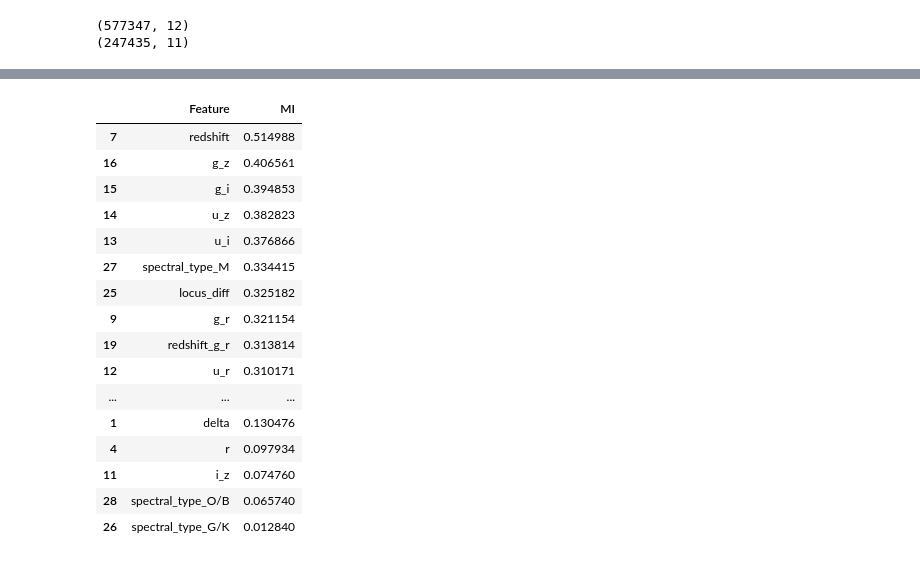
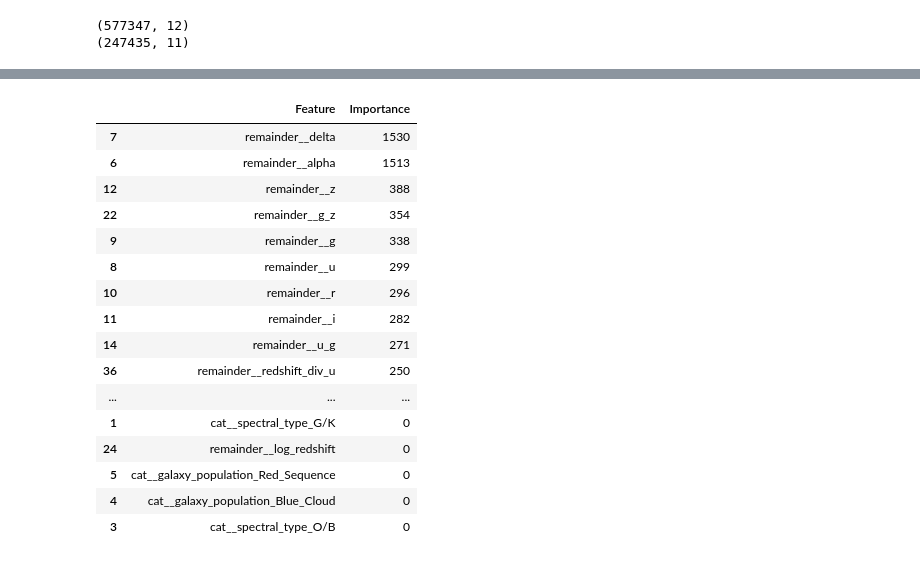
Before and after one commit to AdityaMMantri/Kaggle-Stellar-Class, a Jupyter notebook: Experiments/Fset3/feature_set3.ipynb, the cells around one changed output, grey strips where cells are left out. Saved outputs shown, nothing was run; the diff lists cells and outputs as text; code cells hidden in the pictures.

```diff
--- a/Experiments/Fset3/feature_set3.ipynb
+++ b/Experiments/Fset3/feature_set3.ipynb
@@ -126,3 +188,31 @@ X_test_ohe = ohe.transform(X_fs3_test)
+# %%
+lgbm_imp_model=LGBMClassifier(random_state=42,verbose=-1)
+lgbm_imp_model.fit(X_ohe,y)
+
+imp_df = pd.DataFrame({
+    "Feature": ohe.get_feature_names_out(),
+    "Importance": lgbm_imp_model.feature_importances_
+})
+
+imp_df.sort_values("Importance",ascending=False).head(50)
+# %% [output]
+|  | Feature | Importance |
+| 7 | remainder__delta | 1530 |
+| 6 | remainder__alpha | 1513 |
+| 12 | remainder__z | 388 |
+| 22 | remainder__g_z | 354 |
+| 9 | remainder__g | 338 |
+| 8 | remainder__u | 299 |
+| 10 | remainder__r | 296 |
+| 11 | remainder__i | 282 |
+| 14 | remainder__u_g | 271 |
+| 36 | remainder__redshift_div_u | 250 |
+| ... | ... | ... |
+| 1 | cat__spectral_type_G/K | 0 |
+| 24 | remainder__log_redshift | 0 |
+| 5 | cat__galaxy_population_Red_Sequence | 0 |
+| 4 | cat__galaxy_population_Blue_Cloud | 0 |
+| 3 | cat__spectral_type_O/B | 0 |
 # %%
 cv = StratifiedKFold(
     n_splits=5,
@@ -132,36 +220,0 @@ cv = StratifiedKFold(
-# %%
-X_mi=pd.get_dummies(X_fs3,drop_first=True)
-
-mi_scores = mutual_info_classif(
-    X_mi,
-    y_encoded,
-    random_state=42
-)
-
-mi_df = pd.DataFrame({
-    "Feature": X_mi.columns,
-    "MI": mi_scores
-})
-
-mi_df.sort_values(
-    "MI",
-    ascending=False
-).head(50)
-# %% [output]
-|  | Feature | MI |
-| 7 | redshift | 0.514988 |
-| 16 | g_z | 0.406561 |
-| 15 | g_i | 0.394853 |
-| 14 | u_z | 0.382823 |
-| 13 | u_i | 0.376866 |
-| 27 | spectral_type_M | 0.334415 |
-| 25 | locus_diff | 0.325182 |
-| 9 | g_r | 0.321154 |
-| 19 | redshift_g_r | 0.313814 |
-| 12 | u_r | 0.310171 |
-| ... | ... | ... |
-| 1 | delta | 0.130476 |
-| 4 | r | 0.097934 |
-| 11 | i_z | 0.074760 |
-| 28 | spectral_type_O/B | 0.065740 |
-| 26 | spectral_type_G/K | 0.012840 |
```
Also changed, not shown: parts of 18 cells of this notebook.
